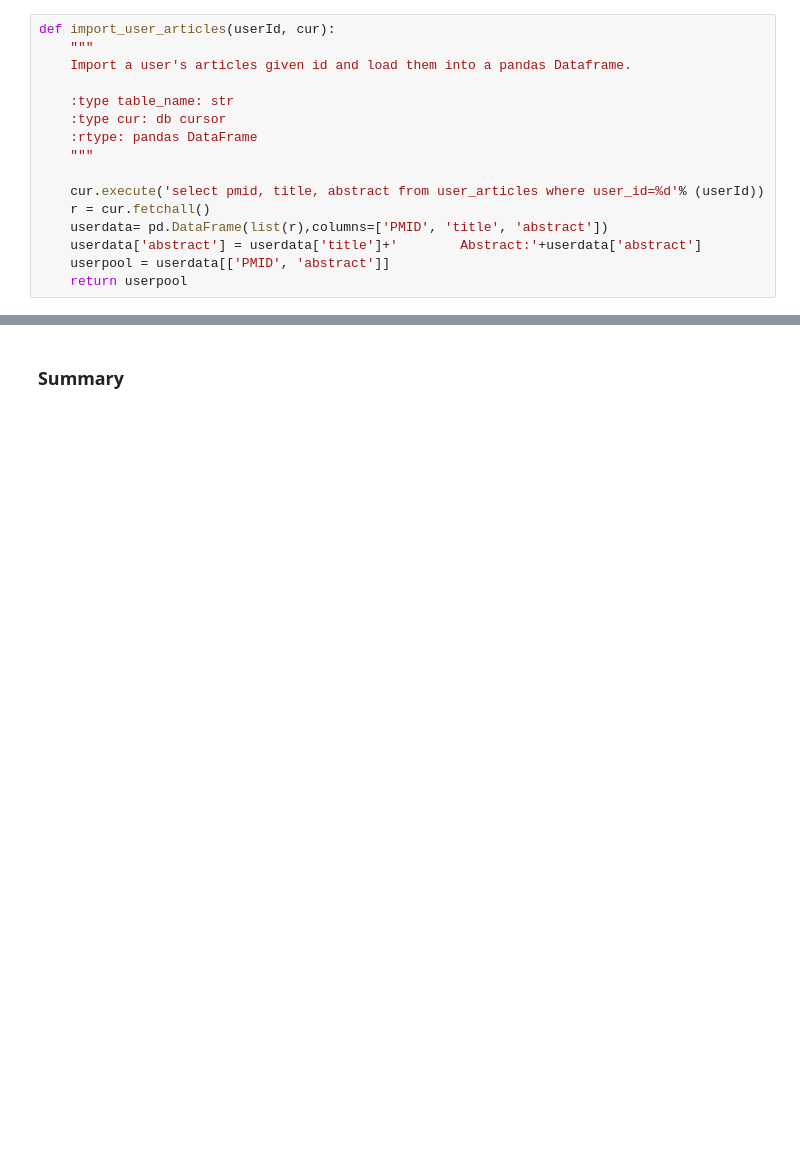
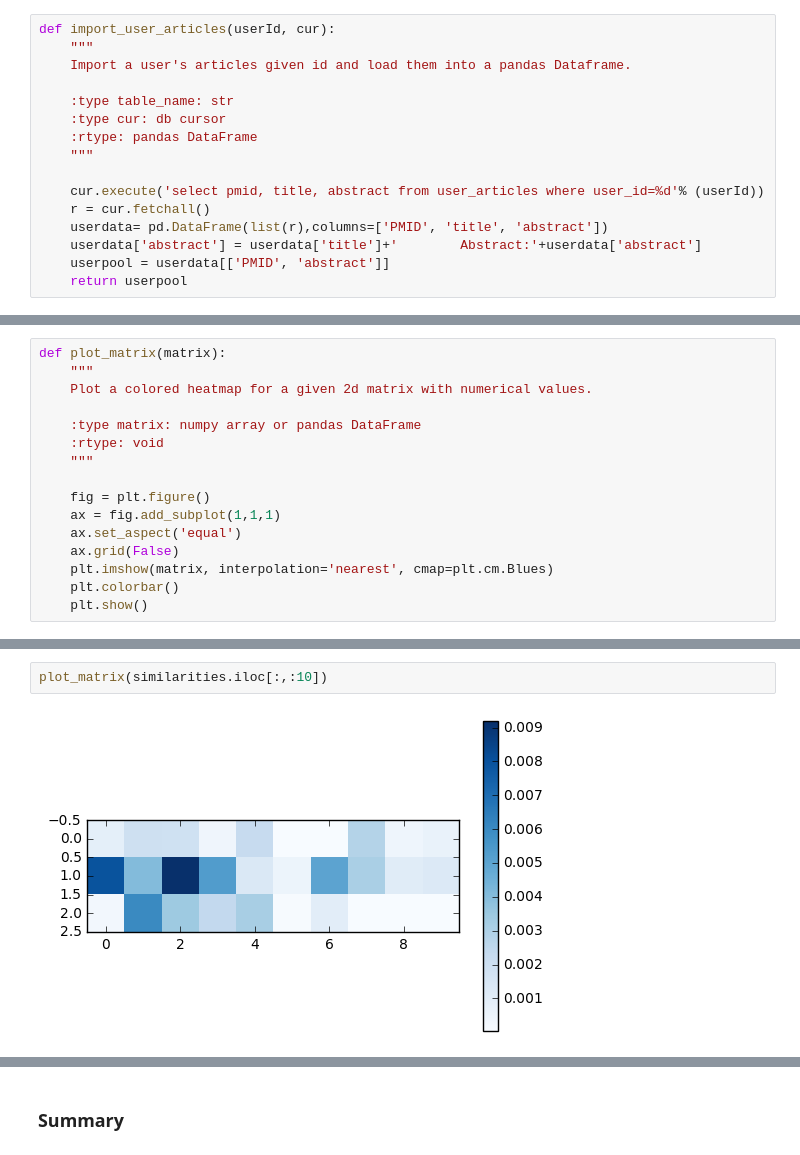
Before and after one commit to lixu0818/PIPA, a Jupyter notebook: PIPA_demo.ipynb, the cells around one changed output, grey strips where cells are left out. Cells and saved outputs as stored; diff of their text form; blank space fills up the shorter version.

```diff
--- a/PIPA_demo.ipynb
+++ b/PIPA_demo.ipynb
@@ -176,6 +178,22 @@ def import_recommend_articles(table_name, cur):
                 'score_1', 'score_2', 'score_3', 'score_4', 'score_5']
 
     return pd.DataFrame(list(r),columns=colnames)
+# %%
+def plot_matrix(matrix):
+    """
+    Plot a colored heatmap for a given 2d matrix with numerical values.
+
+    :type matrix: numpy array or pandas DataFrame
+    :rtype: void
+    """
+
+    fig = plt.figure()
+    ax = fig.add_subplot(1,1,1)
+    ax.set_aspect('equal')
+    ax.grid(False)
+    plt.imshow(matrix, interpolation='nearest', cmap=plt.cm.Blues)
+    plt.colorbar()
+    plt.show()
 # %%
 def train(userpool, dailypool, userId, cur, db):
     """
@@ -298 +337,5 @@ Engine trained in 0.354042053223 seconds.
+# %%
+plot_matrix(similarities.iloc[:,:10])
+# %% [output]
+[figure, added]
 # %%
```
Also changed, not shown: parts of 12 cells of this notebook.
